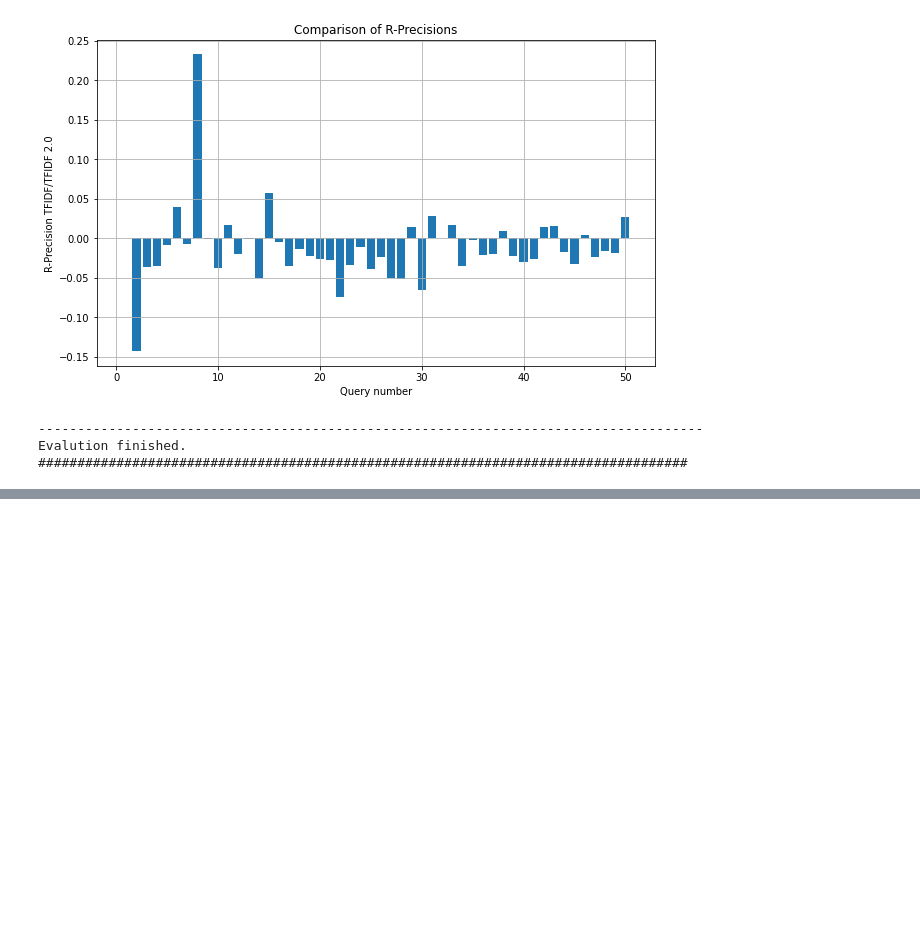
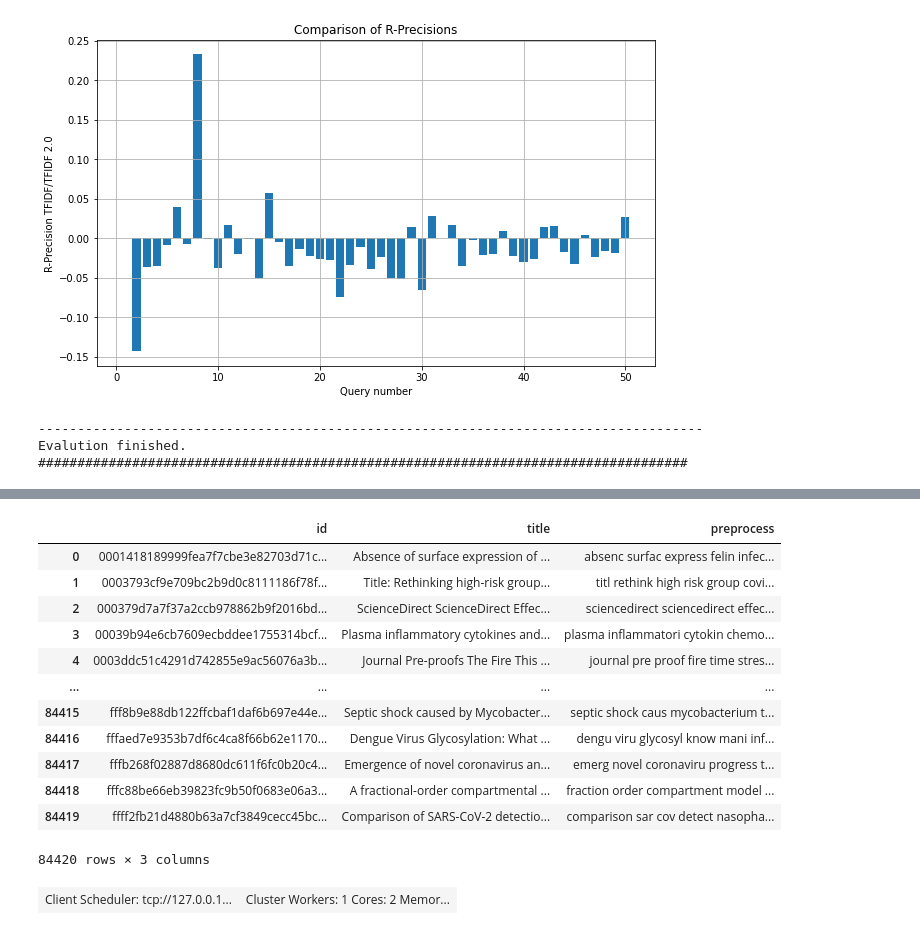
Before and after one commit to themrcesi/Biomedical-Informatics, a Jupyter notebook: Information Retrieval Engine/src/IRSystem.ipynb, the cells around one changed output, grey strips where cells are left out. Cells and saved outputs as stored; diff of their text form; code cells hidden in the pictures; blank space fills up the shorter version.

```diff
--- a/Information Retrieval Engine/src/IRSystem.ipynb
+++ b/Information Retrieval Engine/src/IRSystem.ipynb
@@ -118,7 +118,7 @@ def load_json(file_path):
 # %%
 dataset = load_dataset(path_texts)
 # %%
-titles = dataset[["id","title"]]
+titles = dataset[["id","title"]].compute()
 # %%
 titles
 # %% [output]
@@ -620,0 +629,2 @@ Evalution finished.
+# %%
+docs = pd.DataFrame((line for line in open("docs.txt")), columns = ["preprocess"])
@@ -620,0 +678,20 @@ Evalution finished.
+# %%
+titles = titles.reset_index(drop=True)
+# %%
+docs = titles.join(docs)
+# %%
+docs
+# %% [output]
+|  | id | title | preprocess |
+| 0 | 0001418189999fea7f7cbe3e82703d71c... | Absence of surface expression of ... | absenc surfac express felin infec... |
+| 1 | 0003793cf9e709bc2b9d0c8111186f78f... | Title: Rethinking high-risk group... | titl rethink high risk group covi... |
+| 2 | 000379d7a7f37a2ccb978862b9f2016bd... | ScienceDirect ScienceDirect Effec... | sciencedirect sciencedirect effec... |
+| 3 | 00039b94e6cb7609ecbddee1755314bcf... | Plasma inflammatory cytokines and... | plasma inflammatori cytokin chemo... |
+| 4 | 0003ddc51c4291d742855e9ac56076a3b... | Journal Pre-proofs The Fire This ... | journal pre proof fire time stres... |
+| ... | ... | ... | ... |
+| 84415 | fff8b9e88db122ffcbaf1daf6b697e44e... | Septic shock caused by Mycobacter... | septic shock caus mycobacterium t... |
+| 84416 | fffaed7e9353b7df6c4ca8f66b62e1170... | Dengue Virus Glycosylation: What ... | dengu viru glycosyl know mani inf... |
+| 84417 | fffb268f02887d8680dc611f6fc0b20c4... | Emergence of novel coronavirus an... | emerg novel coronaviru progress t... |
+| 84418 | fffc88be66eb39823fc9b50f0683e06a3... | A fractional-order compartmental ... | fraction order compartment model ... |
+| 84419 | ffff2fb21d4880b63a7cf3849cecc45bc... | Comparison of SARS-CoV-2 detectio... | comparison sar cov detect nasopha... |
+84420 rows × 3 columns
@@ -620,0 +709,4 @@ Evalution finished.
+# %%
+client.restart()
+# %% [output]
+| Client Scheduler: tcp://127.0.0.1... | Cluster Workers: 1 Cores: 2 Memor... |
```
Also changed, not shown: parts of 24 cells of this notebook, 2 other files.
